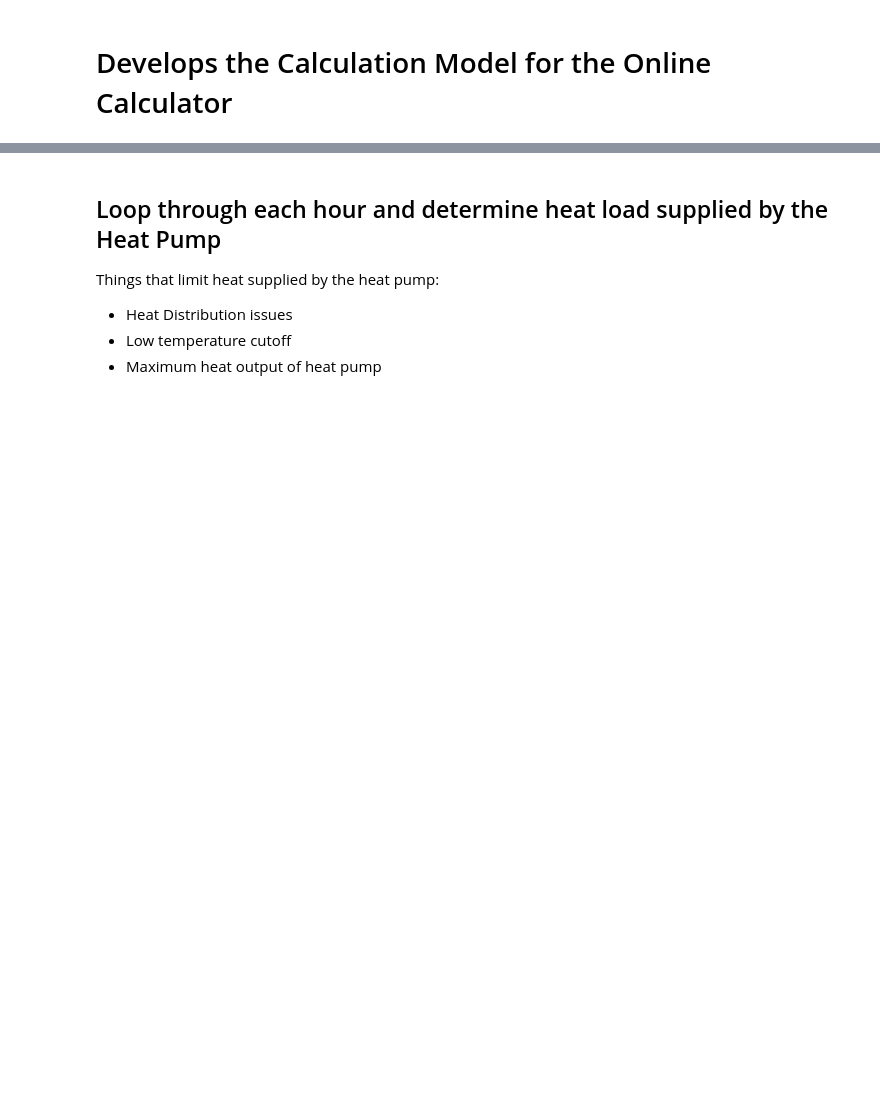
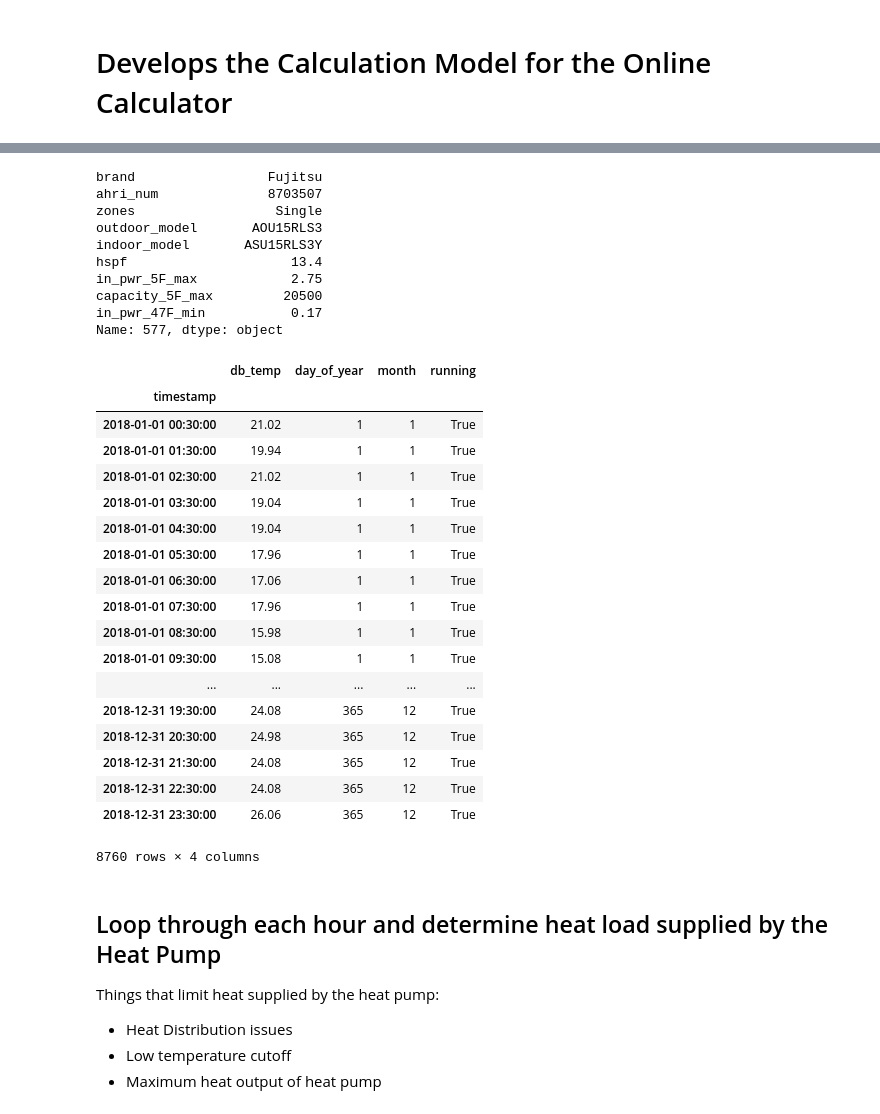
Before and after one commit to alanmitchell/heat-pump-study, a Jupyter notebook: general/calc_model_dev.ipynb, the cells around one changed output, grey strips where cells are left out. Drawn from its saved outputs; the diff is of its cells as text; code cells hidden in the pictures; blank space fills up the shorter version.

Commit message:
Started Home Energy Calculation class.

```diff
--- a/general/calc_model_dev.ipynb
+++ b/general/calc_model_dev.ipynb
@@ -29,3 +147,39 @@ reload(lib)
+# %%
+m = HomeEnergyModel(1, 2, 575, 4)
+m.hp_model_id = 577
+print(m.hp_model)
+m.make_hourly_df()
+m.df_hourly
+# %% [output]
+brand                 Fujitsu
+ahri_num              8703507
+zones                  Single
+outdoor_model       AOU15RLS3
+indoor_model       ASU15RLS3Y
+hspf                     13.4
+in_pwr_5F_max            2.75
+capacity_5F_max         20500
+in_pwr_47F_min           0.17
+Name: 577, dtype: object
+|  | db_temp | day_of_year | month | running |
+| timestamp |  |  |  |  |
+| 2018-01-01 00:30:00 | 21.02 | 1 | 1 | True |
+| 2018-01-01 01:30:00 | 19.94 | 1 | 1 | True |
+| 2018-01-01 02:30:00 | 21.02 | 1 | 1 | True |
+| 2018-01-01 03:30:00 | 19.04 | 1 | 1 | True |
+| 2018-01-01 04:30:00 | 19.04 | 1 | 1 | True |
+| 2018-01-01 05:30:00 | 17.96 | 1 | 1 | True |
+| 2018-01-01 06:30:00 | 17.06 | 1 | 1 | True |
+| 2018-01-01 07:30:00 | 17.96 | 1 | 1 | True |
+| 2018-01-01 08:30:00 | 15.98 | 1 | 1 | True |
+| 2018-01-01 09:30:00 | 15.08 | 1 | 1 | True |
+| ... | ... | ... | ... | ... |
+| 2018-12-31 19:30:00 | 24.08 | 365 | 12 | True |
+| 2018-12-31 20:30:00 | 24.98 | 365 | 12 | True |
+| 2018-12-31 21:30:00 | 24.08 | 365 | 12 | True |
+| 2018-12-31 22:30:00 | 24.08 | 365 | 12 | True |
+| 2018-12-31 23:30:00 | 26.06 | 365 | 12 | True |
+8760 rows × 4 columns
 # %%
 # Put the input parameters here for the Calculation Function
 city_id = 257
```
Also changed, not shown: parts of 5 cells of this notebook, 1 other file.
